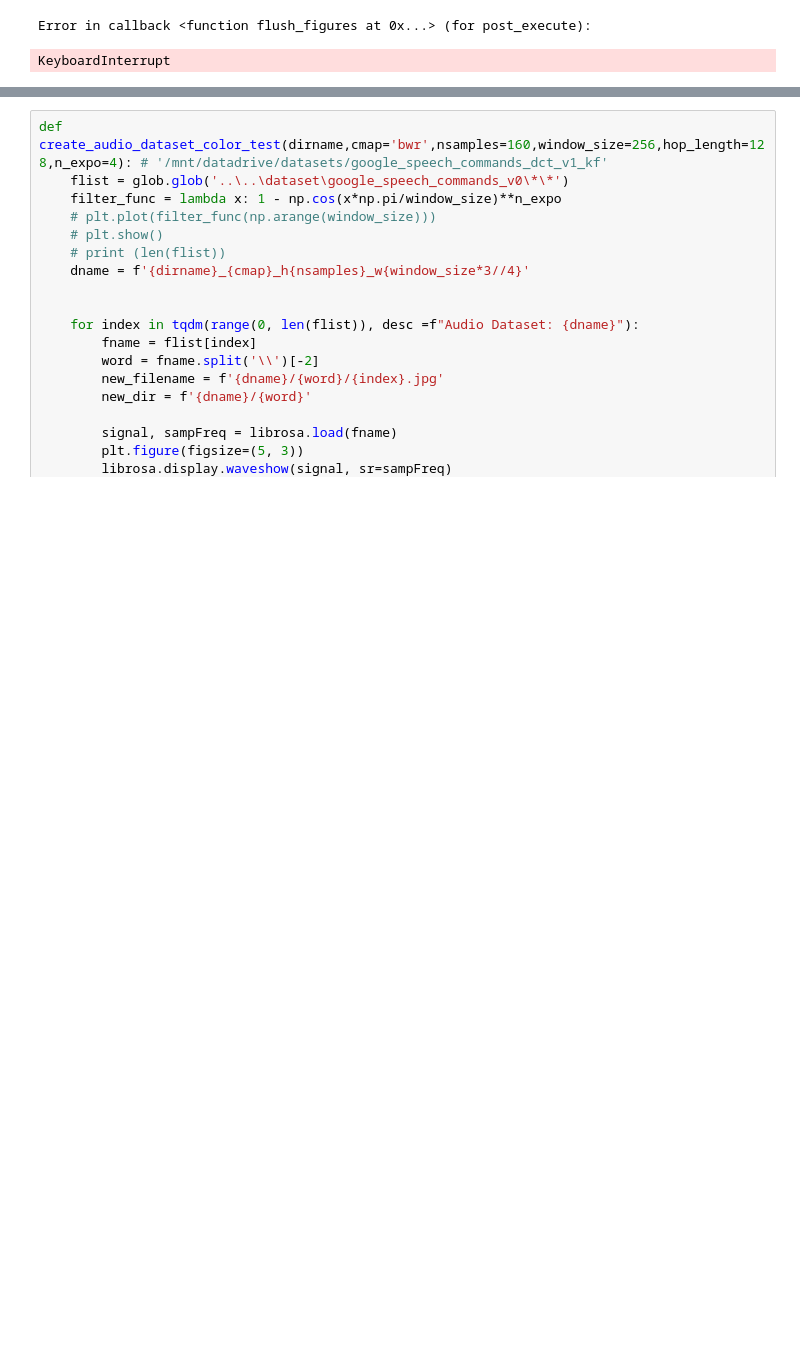
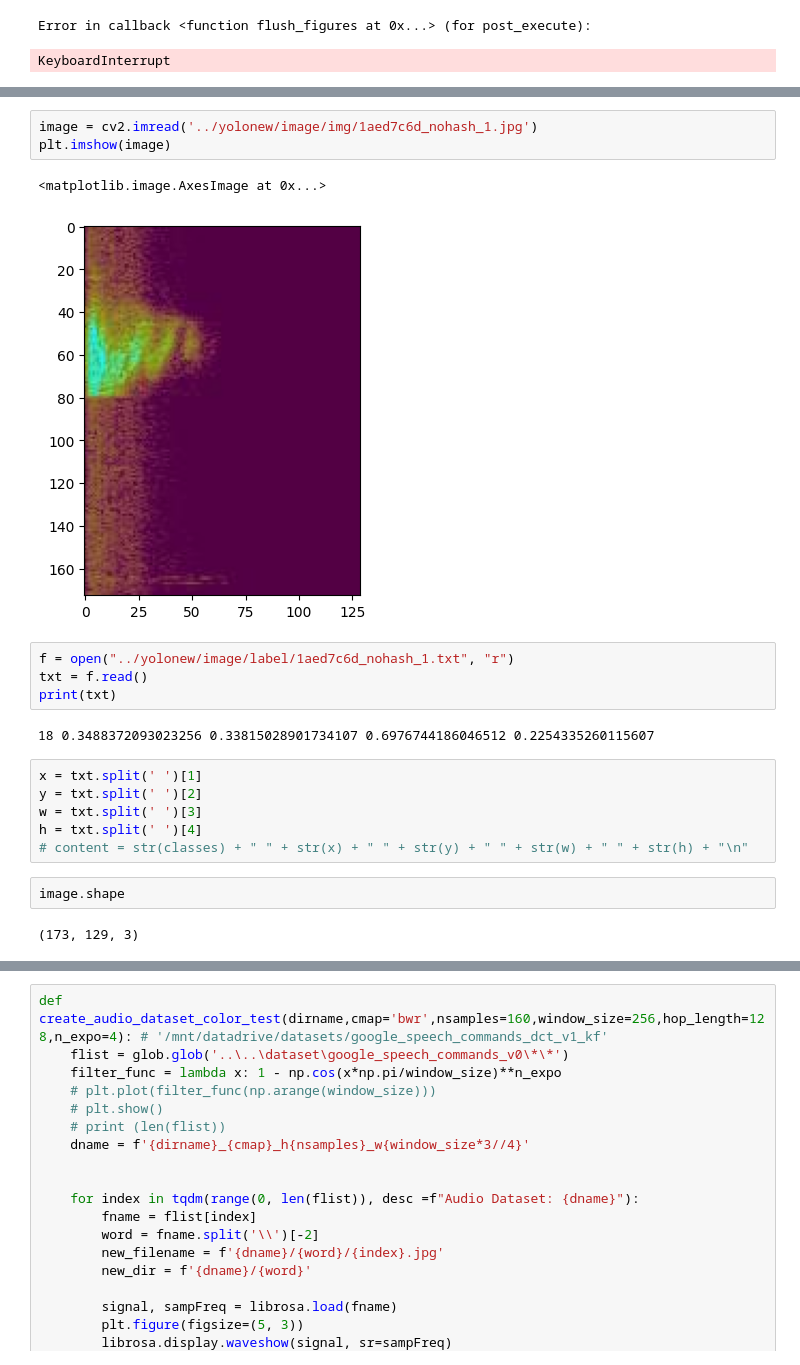
Before and after one commit to KalingaFer/yolo_with_voice-recognition, a Jupyter notebook: project/DataCreation/create_bounding_box.ipynb, the cells around one changed output, grey strips where cells are left out. Drawn from its saved outputs; the diff is of its cells as text; blank space fills up the shorter version.

```diff
--- a/project/DataCreation/create_bounding_box.ipynb
+++ b/project/DataCreation/create_bounding_box.ipynb
@@ -423,0 +135,22 @@ KeyboardInterrupt:
+# %%
+image = cv2.imread('../yolonew/image/img/1aed7c6d_nohash_1.jpg')
+plt.imshow(image)
+# %% [output]
+<matplotlib.image.AxesImage at 0x...>
+[figure, added]
+# %%
+f = open("../yolonew/image/label/1aed7c6d_nohash_1.txt", "r")
+txt = f.read()
+print(txt)
+# %% [output]
+18 0.3488372093023256 0.33815028901734107 0.6976744186046512 0.2254335260115607
+# %%
+x = txt.split(' ')[1]
+y = txt.split(' ')[2]
+w = txt.split(' ')[3]
+h = txt.split(' ')[4]
+# content = str(classes) + " " + str(x) + " " + str(y) + " " + str(w) + " " + str(h) + "\n"
+# %%
+image.shape
+# %% [output]
+(173, 129, 3)
```
Also changed, not shown: parts of 13 cells of this notebook, 1 other file.
